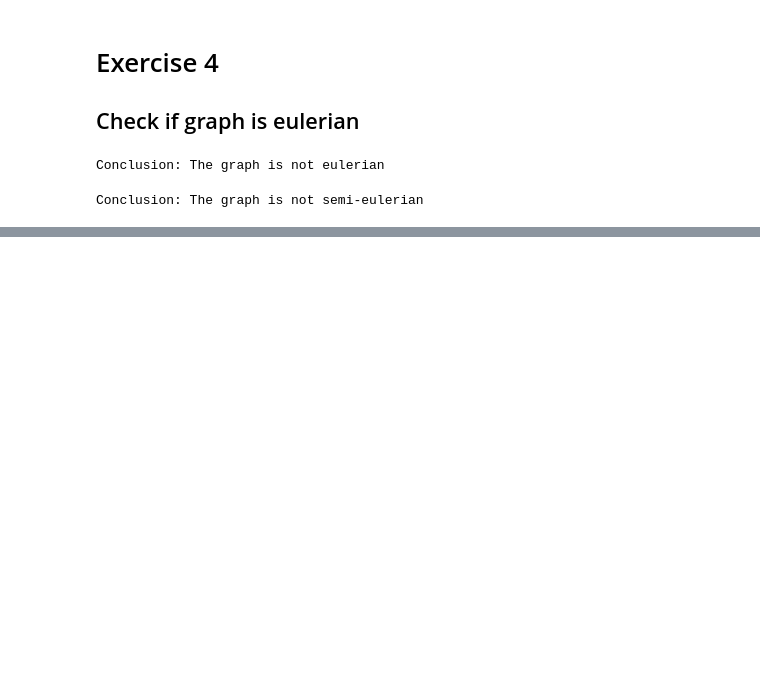
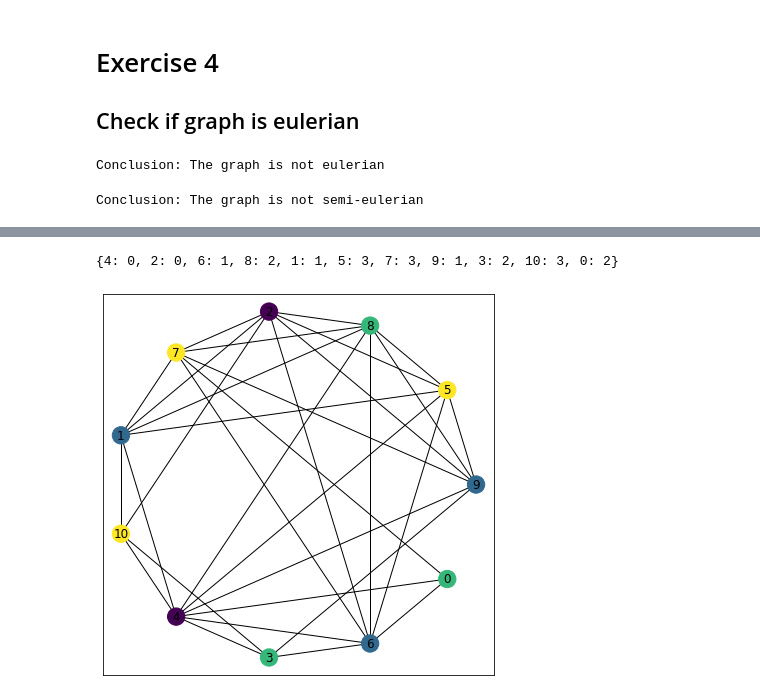
Before and after one commit to Laronk/graphs_project, a Jupyter notebook: Exercises/exercises.ipynb, the cells around one changed output, grey strips where cells are left out. Drawn from its saved outputs; the diff is of its cells as text; code cells hidden in the pictures; blank space fills up the shorter version.

Commit message:
Color ghaph nodes, Improve Exer 6, Exer 7: display graph and spanning tree side by side with weights

```diff
--- a/Exercises/exercises.ipynb
+++ b/Exercises/exercises.ipynb
@@ -138,0 +142,19 @@ Conclusion: The graph is not semi-eulerian
+# %%
+node_colors = nx.coloring.greedy_color(G, strategy="largest_first")
+node_colors
+# %% [output]
+{4: 0, 2: 0, 6: 1, 8: 2, 1: 1, 5: 3, 7: 3, 9: 1, 3: 2, 10: 3, 0: 2}
+# %%
+# sort node to color dict by keys
+node_colors = dict(sorted(node_colors.items()))
+# %%
+plt.figure(figsize=(7, 7))
+ax = plt.axes()
+ax.set_facecolor("white")
+nx.draw_networkx(G, pos=nx.graphviz_layout(G, prog="circo"), node_color=list(node_colors.values()))
+plt.draw()
+plt.savefig("graph_notebook_exer_5.png")
+plt.show()
+plt.close()
+# %% [output]
+[figure, added]
```
Also changed, not shown: parts of 7 cells of this notebook.
